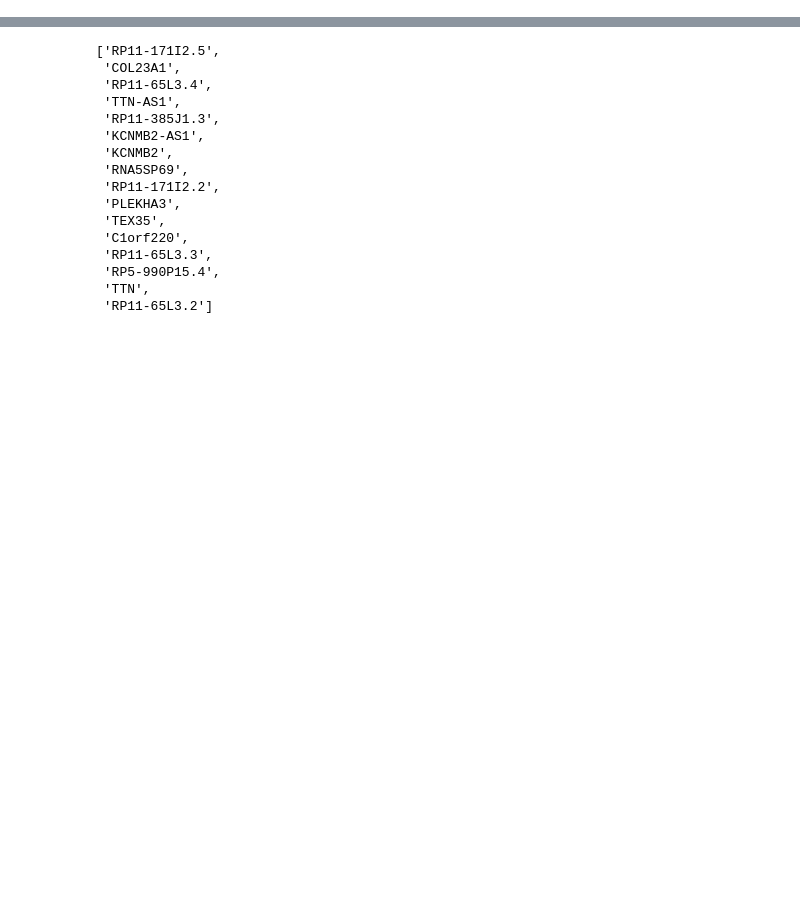
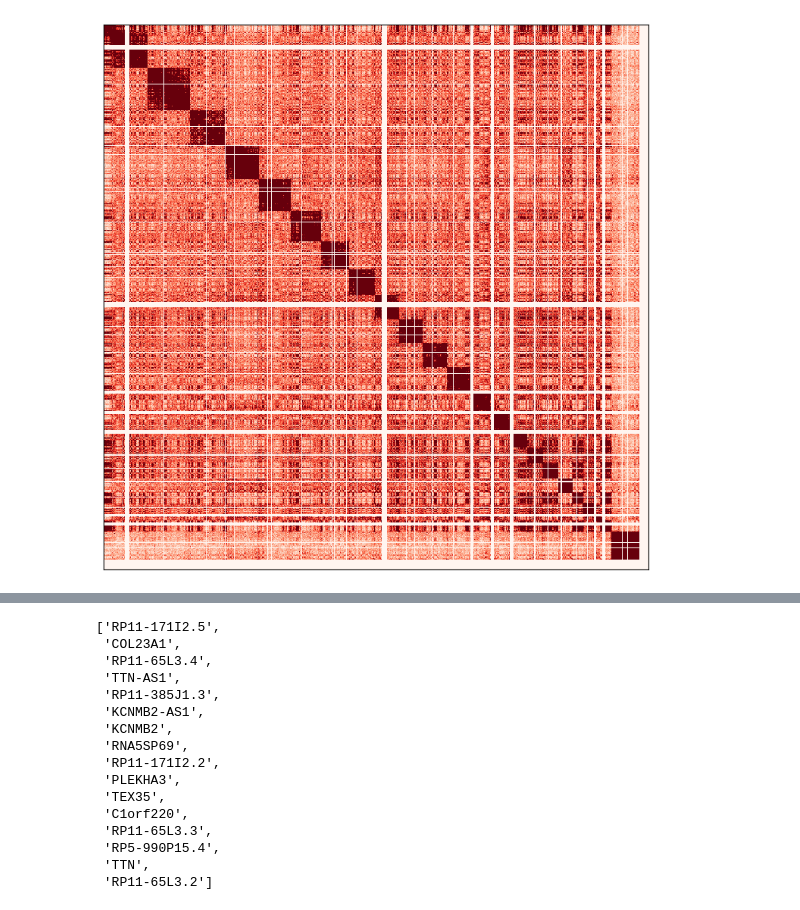
Before and after one commit to ethanoutangoun/chromatin-heart-dev, a Jupyter notebook: playground.ipynb, the cells around one changed output, grey strips where cells are left out. Cells and saved outputs as stored; diff of their text form; code cells hidden in the pictures; blank space fills up the shorter version.

```diff
--- a/playground.ipynb
+++ b/playground.ipynb
@@ -175 +363,5 @@ def plot_contact_matrix(
+# %%
+plot_contact_matrix_raw(contact_matrix_zero, "Example of a Zeroed Contact Matrix", vmax=92, show_labels=False)
+# %% [output]
+[figure, added]
 # %%
```
Also changed, not shown: parts of 9 cells of this notebook, 3 other files.
